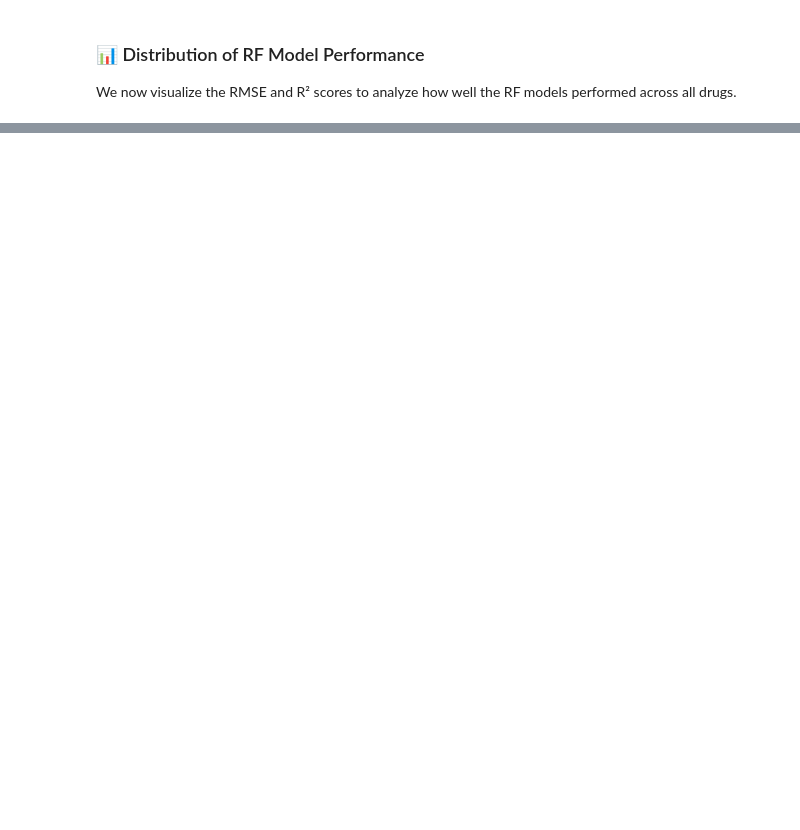
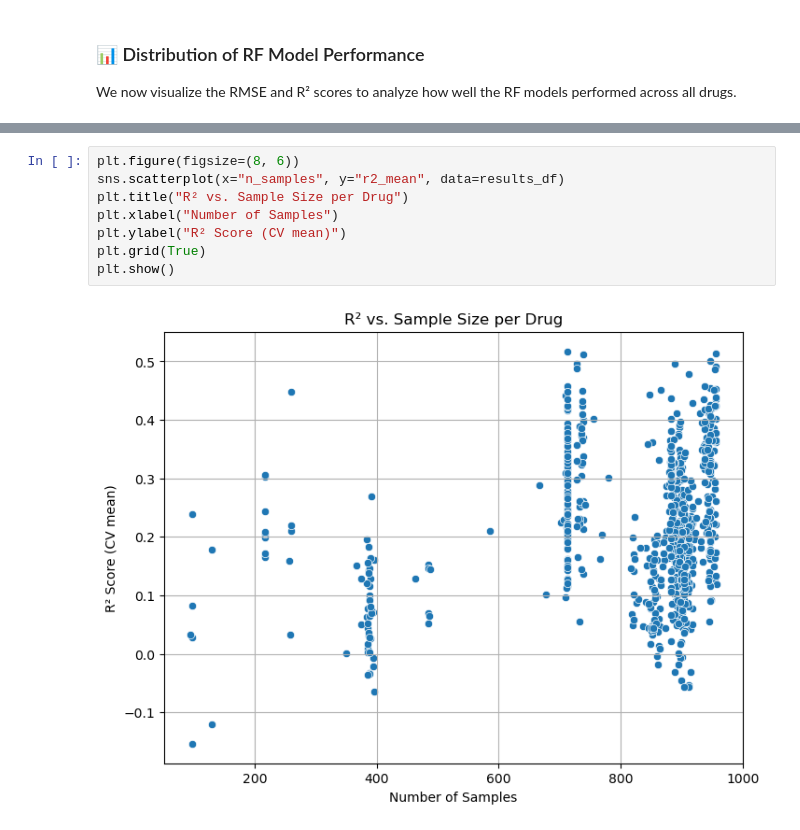
Before and after one commit to goncalo-aroeira/thesis_implementation, a Jupyter notebook: bulk_state_of_the_art/notebooks/04_model_training/02_complex_baselines/02_rf.ipynb, the cells around one changed output, grey strips where cells are left out. Saved outputs shown, nothing was run; the diff lists cells and outputs as text; blank space fills up the shorter version.

```diff
--- a/bulk_state_of_the_art/notebooks/04_model_training/02_complex_baselines/02_rf.ipynb
+++ b/bulk_state_of_the_art/notebooks/04_model_training/02_complex_baselines/02_rf.ipynb
@@ -133,0 +133,10 @@ plt.close()
+# %%
+plt.figure(figsize=(8, 6))
+sns.scatterplot(x="n_samples", y="r2_mean", data=results_df)
+plt.title("R² vs. Sample Size per Drug")
+plt.xlabel("Number of Samples")
+plt.ylabel("R² Score (CV mean)")
+plt.grid(True)
+plt.show()
+# %% [output]
+[figure, added]
```
Also changed, not shown: parts of 7 cells of this notebook, 4 other files.
